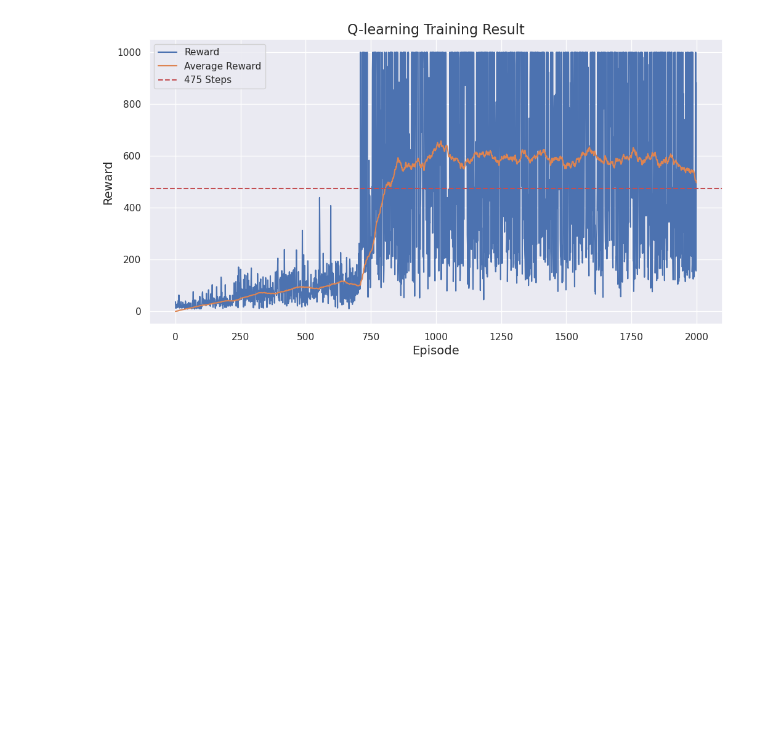
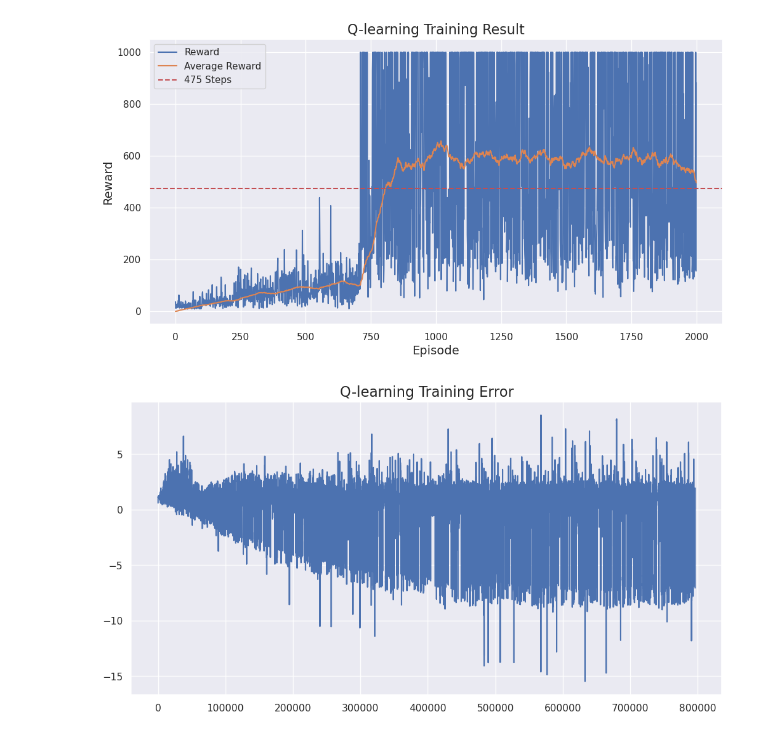
Before and after one commit to ahmedmohd957/cart-pole, a Jupyter notebook: qlearning/notebook/Q-Learning-CartPole.ipynb, the cells around one changed output. Drawn from its saved outputs; the diff is of its cells as text; code cells hidden in the pictures; blank space fills up the shorter version.

Commit message:
feat: plot q-learning training error

```diff
--- a/qlearning/notebook/Q-Learning-CartPole.ipynb
+++ b/qlearning/notebook/Q-Learning-CartPole.ipynb
@@ -26,6 +26,7 @@ SEED = 1
 
 N_ACTIONS = env.action_space.n
 np.random.seed(seed=SEED)
+TRAINING_ERROR = []
 # %% [markdown]
 ### Initialize Q-Table
 # %%
@@ -172,3 +175,18 @@ plt.legend(loc='upper left')
 plt.show()
 # %% [output]
 [figure]
+# %%
+rolling_length = 100
+training_error_moving_average = (
+    np.convolve(np.array(TRAINING_ERROR), np.ones(rolling_length), mode="same")
+    / rolling_length
+)
+
+plt.figure(figsize=(12, 6))
+sns.lineplot(x=range(len(training_error_moving_average)), y=training_error_moving_average)
+plt.title("Q-learning Training Error", fontsize=16)
+# plt.xlabel("Steps")
+# plt.ylabel("Error")
+plt.show()
+# %% [output]
+[figure, added]
```
Also changed, not shown: parts of 2 cells of this notebook, 1 other file.
